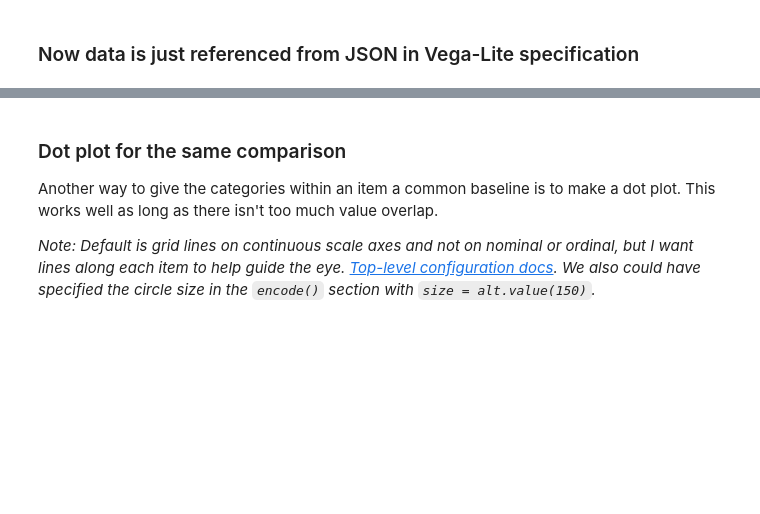
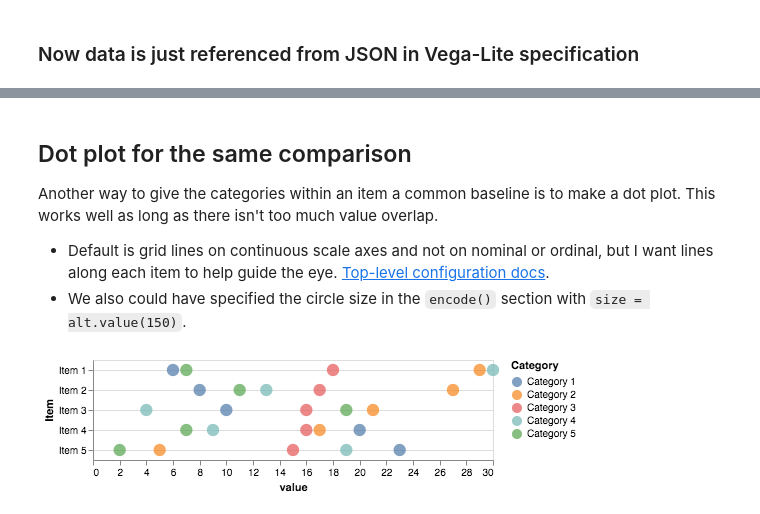
Before and after one commit to emonson/altair-vis-python, a Jupyter notebook: 01_NatureBarValues.ipynb, the cells around one changed output, grey strips where cells are left out. Cells and saved outputs as stored; diff of their text form; code cells hidden in the pictures; blank space fills up the shorter version.

```diff
--- a/01_NatureBarValues.ipynb
+++ b/01_NatureBarValues.ipynb
@@ -161,12 +274,19 @@ alt.Chart(df).mark_bar().encode(
 # %% [markdown]
-### Dot plot for the same comparison
+## Dot plot for the same comparison
 
 Another way to give the categories within an item a common baseline is to make a dot plot. This works well as long as there isn't too much value overlap.
 
-*Note: Default is grid lines on continuous scale axes and not on nominal or ordinal, but I want lines along each item to help guide the eye. [Top-level configuration docs](https://altair-viz.github.io/user_guide/configuration.html). We also could have specified the circle size in the `encode()` section with `size = alt.value(150)`.*
+- Default is grid lines on continuous scale axes and not on nominal or ordinal, but I want lines along each item to help guide the eye. [Top-level configuration docs](https://altair-viz.github.io/user_guide/configuration.html).
+- We also could have specified the circle size in the `encode()` section with `size = alt.value(150)`.
 # %%
 alt.Chart(df).mark_circle(size=150).encode(
     x = 'value:Q',
     y = 'Item:O',
     color = 'Category:N'
-).configure_axisY(grid=True).configure_axisX(grid=False)
+).configure_axisY(
+    grid=True
+).configure_axisX(
+    grid=False
+)
+# %% [output]
+[figure, added]
```
Also changed, not shown: parts of 44 cells of this notebook, 43 other files.
